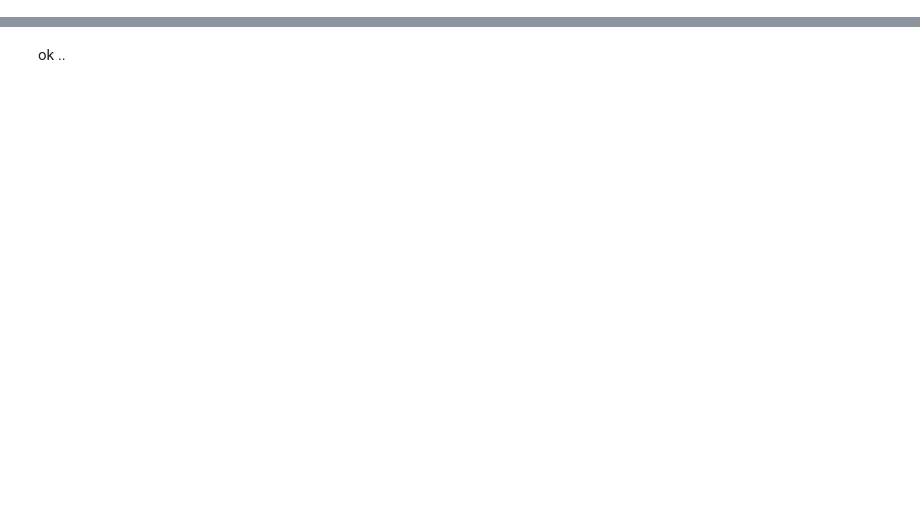
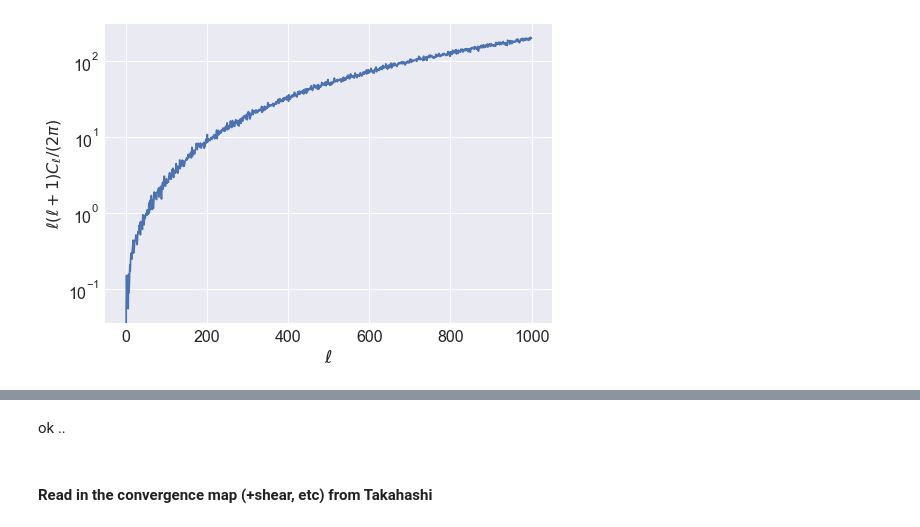
Before and after one commit to humnaawan/cmblxlss, a Jupyter notebook: notebooks/Uncorrelated Galaxy Modulation Effects.ipynb, the cells around one changed output, grey strips where cells are left out. Drawn from its saved outputs; the diff is of its cells as text; code cells hidden in the pictures; blank space fills up the shorter version.

```diff
--- a/notebooks/Uncorrelated Galaxy Modulation Effects.ipynb
+++ b/notebooks/Uncorrelated Galaxy Modulation Effects.ipynb
@@ -161,0 +147,6 @@ plt.show()
+# %%
+%%time
+# power spectrum of the overdensity
+plot_power_spectrum(mapIn= maps['halocat_delta'], lmax= lmax, returnCls= False)
+# %% [output]
+[figure, added]
@@ -163,0 +164,2 @@ ok ..
+# %% [markdown]
+#### Read in the convergence map (+shear, etc) from Takahashi
```
Also changed, not shown: parts of 80 cells of this notebook.
